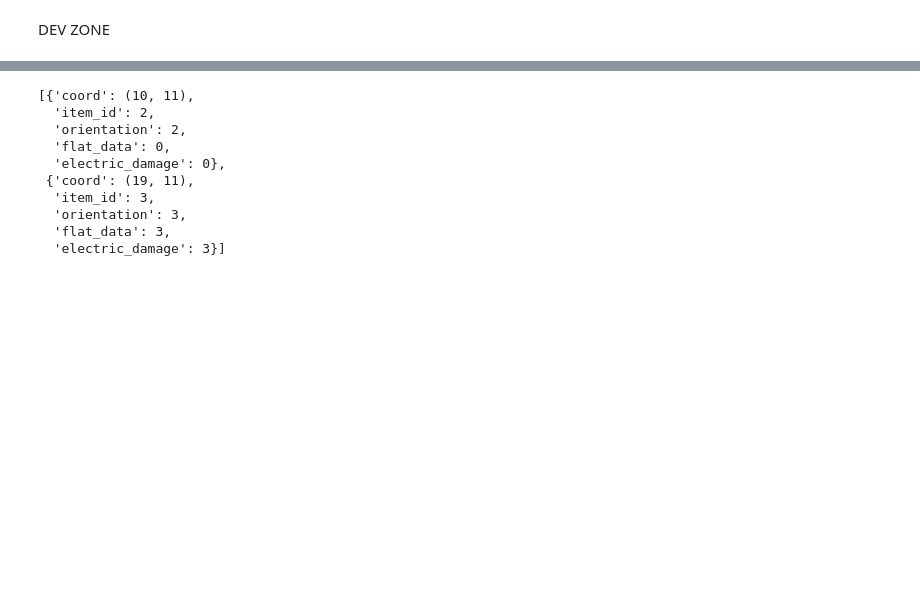
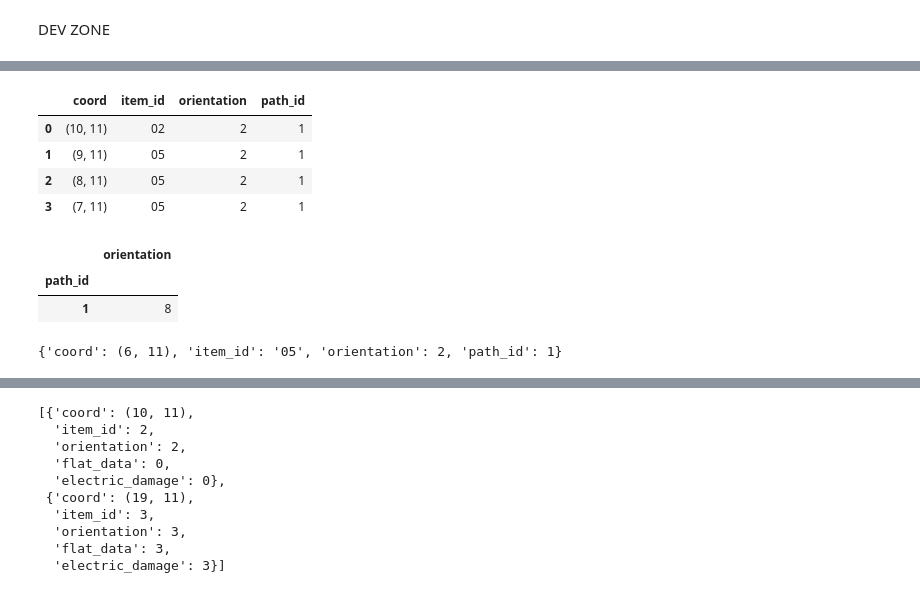
Before and after one commit to TB-HunBoka/MGB-BuildAnalytics, a Jupyter notebook: jupyter.ipynb, the cells around one changed output, grey strips where cells are left out. Drawn from its saved outputs; the diff is of its cells as text; code cells hidden in the pictures; blank space fills up the shorter version.

```diff
--- a/jupyter.ipynb
+++ b/jupyter.ipynb
@@ -374,0 +1320,3 @@ item_list
+# %%
+test_list = copy.deepcopy(backup)
+test_list
@@ -374,0 +1375,3 @@ item_list
+# %%
+res = recursive_list(test_list)
+print(res)
@@ -374,0 +1461,15 @@ item_list
+# %%
+pandas_test = pd.DataFrame(res)
+pandas_test
+# %% [output]
+|  | coord | item_id | orientation | path_id |
+| 0 | (10, 11) | 02 | 2 | 1 |
+| 1 | (9, 11) | 05 | 2 | 1 |
+| 2 | (8, 11) | 05 | 2 | 1 |
+| 3 | (7, 11) | 05 | 2 | 1 |
+# %%
+pandas_test
+# %% [output]
+|  | orientation |
+| path_id |  |
+| 1 | 8 |
@@ -374,0 +1483,5 @@ item_list
+# %%
+simple_dict['path_id'] = 1
+simple_dict
+# %% [output]
+{'coord': (6, 11), 'item_id': '05', 'orientation': 2, 'path_id': 1}
```
Also changed, not shown: parts of 99 cells of this notebook, 2 other files.
